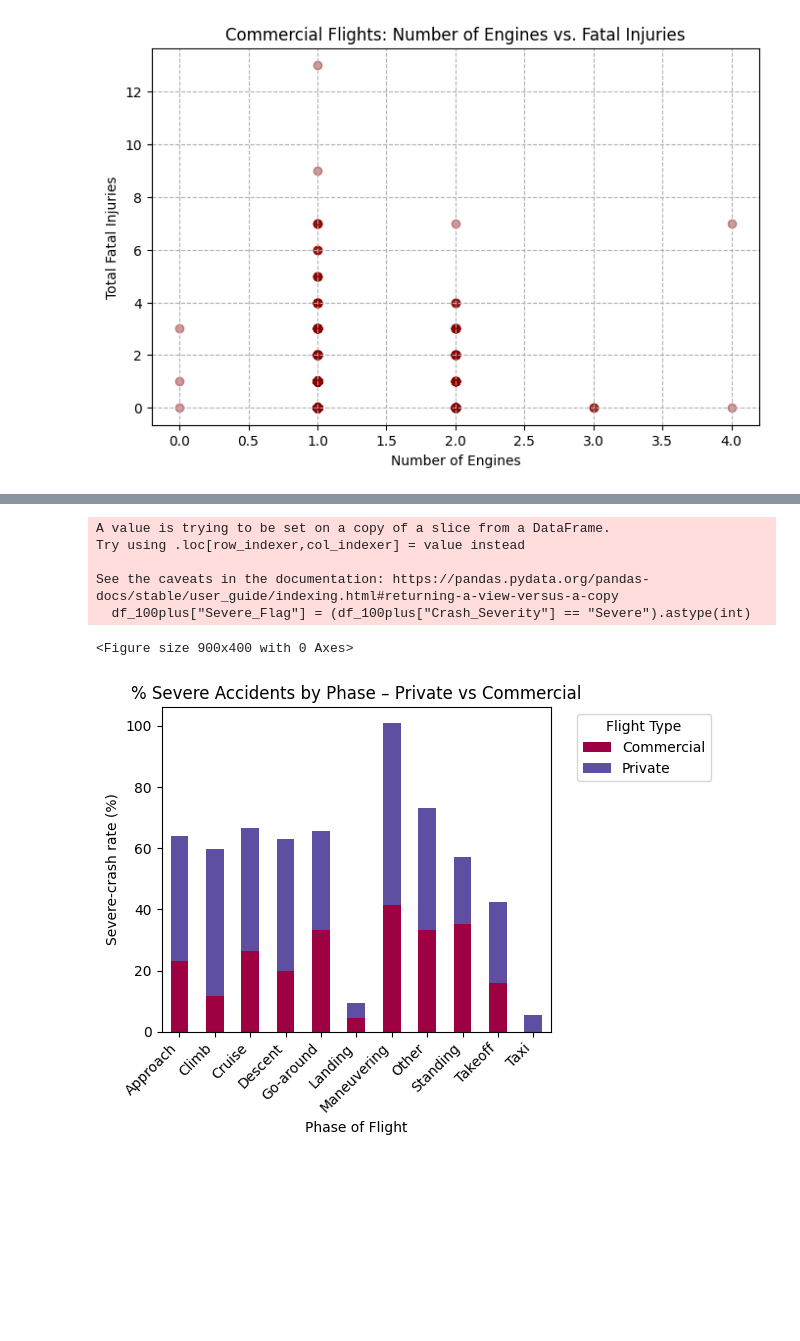
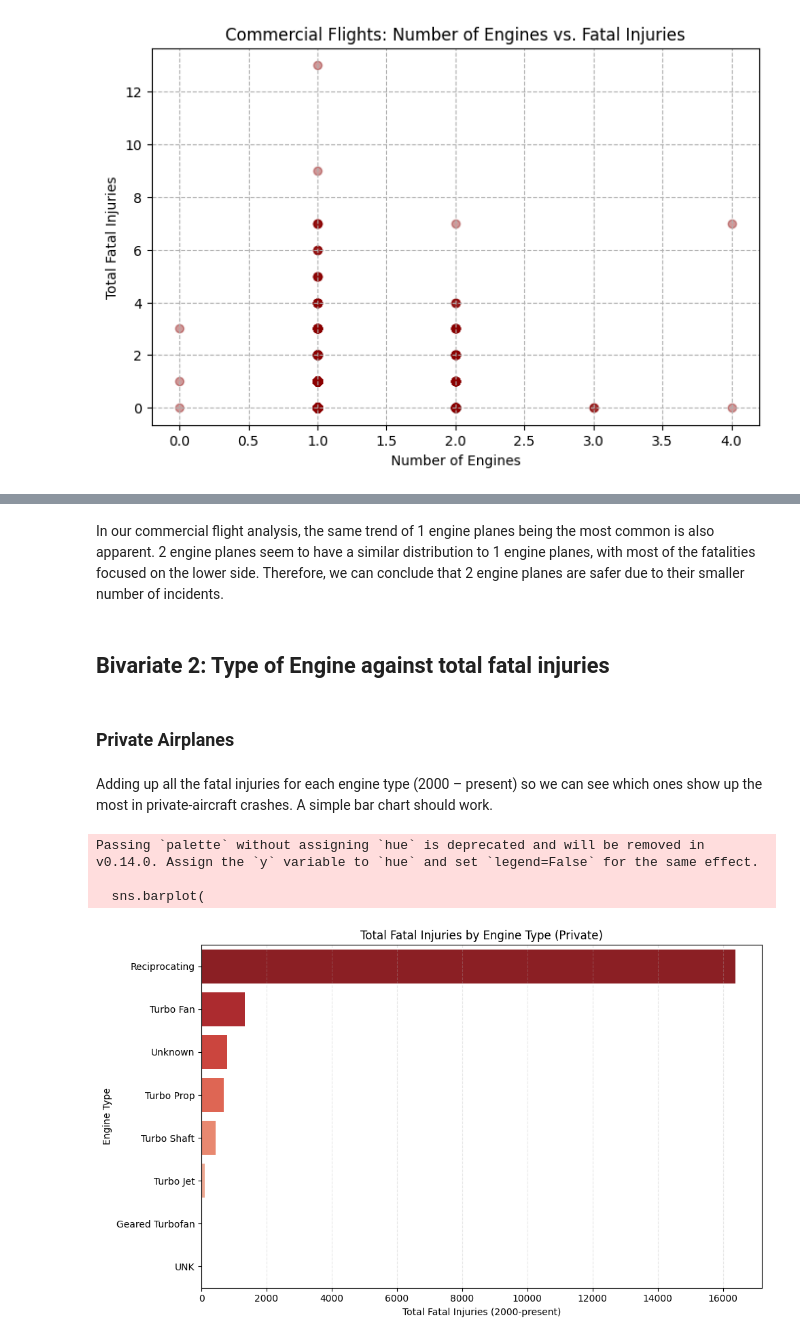
Before and after one commit to cris-mbici/moringa-school, a Jupyter notebook: Moringa Phase 1 Project - Aircraft Safety/analysis.ipynb, the cells around one changed output, grey strips where cells are left out. Saved outputs shown, nothing was run; the diff lists cells and outputs as text; code cells hidden in the pictures; blank space fills up the shorter version.

```diff
--- a/Moringa Phase 1 Project - Aircraft Safety/analysis.ipynb
+++ b/Moringa Phase 1 Project - Aircraft Safety/analysis.ipynb
@@ -578,37 +588,33 @@ plt.show()
-# %%
-# Make sure Severe_Flag exists
-if "Severe_Flag" not in df_100plus.columns:
-    df_100plus["Severe_Flag"] = (df_100plus["Crash_Severity"] == "Severe").astype(int)
-
-# Filter rows with a valid phase
-mask = (
-    df_100plus["Broad.phase.of.flight"].notna()
-    & (df_100plus["Broad.phase.of.flight"] != "Unknown")
-)
-
-phase_cat = (
-    df_100plus[mask]
-      .groupby(["Broad.phase.of.flight", "Flight.Category"])["Severe_Flag"]
-      .mean()
-      .mul(100)                 # convert to %
-      .unstack(fill_value=0)    # rows = phase, cols = flight type
-      .sort_index()             # alphabetical order; adjust if you want custom order
-)
-
-plt.figure(figsize=(9,4))
-phase_cat.plot(kind="bar", stacked=True, colormap="Spectral")
-plt.title("% Severe Accidents by Phase – Private vs Commercial")
-plt.ylabel("Severe-crash rate (%)")
-plt.xlabel("Phase of Flight")
-plt.xticks(rotation=45, ha="right")
-plt.legend(title="Flight Type", bbox_to_anchor=(1.05, 1), loc="upper left")
-plt.tight_layout()
-plt.show()
-# %% [output]
-A value is trying to be set on a copy of a slice from a DataFrame.
-Try using .loc[row_indexer,col_indexer] = value instead
-
-See the caveats in the documentation: https://pandas.pydata.org/pandas-docs/stable/user_guide/indexing.html#returning-a-view-versus-a-copy
-  df_100plus["Severe_Flag"] = (df_100plus["Crash_Severity"] == "Severe").astype(int)
-<Figure size 900x400 with 0 Axes>
-[figure, removed]
+# %% [markdown]
+In our commercial flight analysis, the same trend of 1 engine planes being the most common is also apparent. 2 engine planes seem to have a similar distribution to 1 engine planes, with most of the fatalities focused on the lower side. Therefore, we can conclude that 2 engine planes are safer due to their smaller number of incidents.
+# %% [markdown]
+## Bivariate 2: Type of Engine against total fatal injuries
+# %% [markdown]
+### Private Airplanes
+# %% [markdown]
+Adding up all the fatal injuries for each engine type (2000 – present) so we can see which ones show up the most in private‑aircraft crashes. A simple bar chart should work.
+# %%
+fatal_by_engine = (
+    df_private_100.groupby("Engine.Type", as_index=False)["Total.Fatal.Injuries"].sum().sort_values("Total.Fatal.Injuries", ascending=False)
+)
+
+plt.figure(figsize=(10,6))
+sns.barplot(
+    data=fatal_by_engine,
+    x="Total.Fatal.Injuries",
+    y="Engine.Type",
+    palette="Reds_r",
+    errorbar=None
+)
+
+plt.title("Total Fatal Injuries by Engine Type (Private)")
+plt.xlabel("Total Fatal Injuries (2000-present)")
+plt.ylabel("Engine Type")
+plt.grid(True, axis="x", linestyle="--", alpha=0.3)
+plt.tight_layout()
+plt.show()
+# %% [output]
+Passing `palette` without assigning `hue` is deprecated and will be removed in v0.14.0. Assign the `y` variable to `hue` and set `legend=False` for the same effect.
+
+  sns.barplot(
+[figure, added]
```
Also changed, not shown: parts of 32 cells of this notebook.
